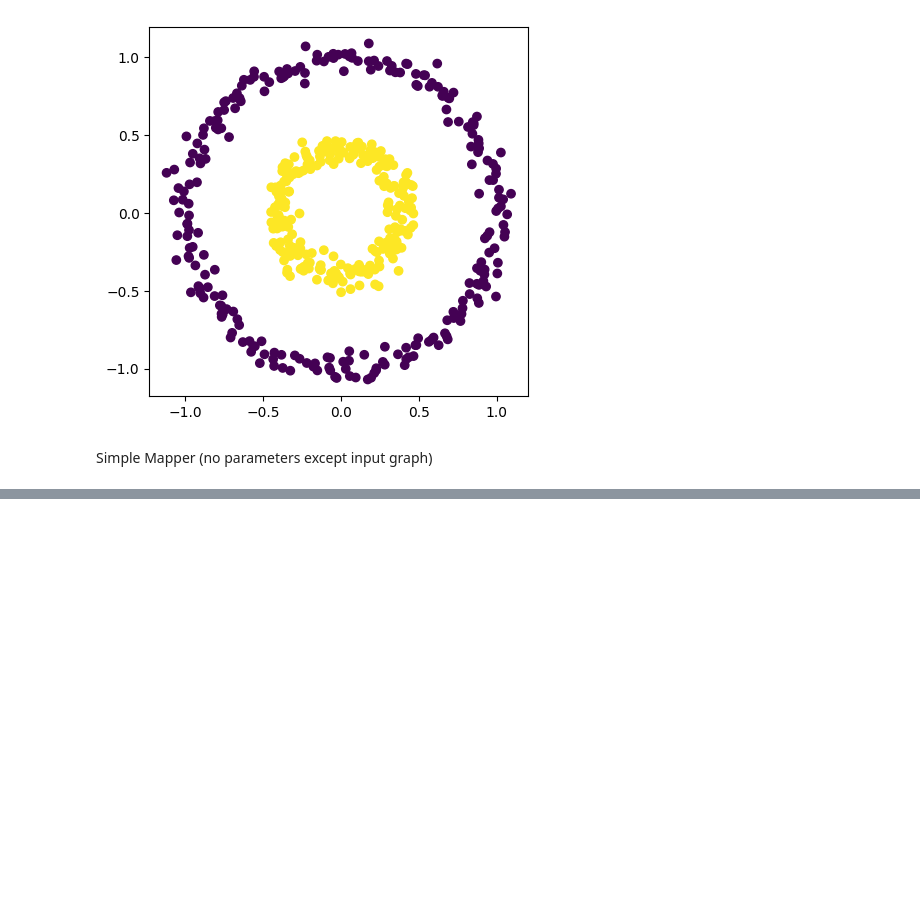
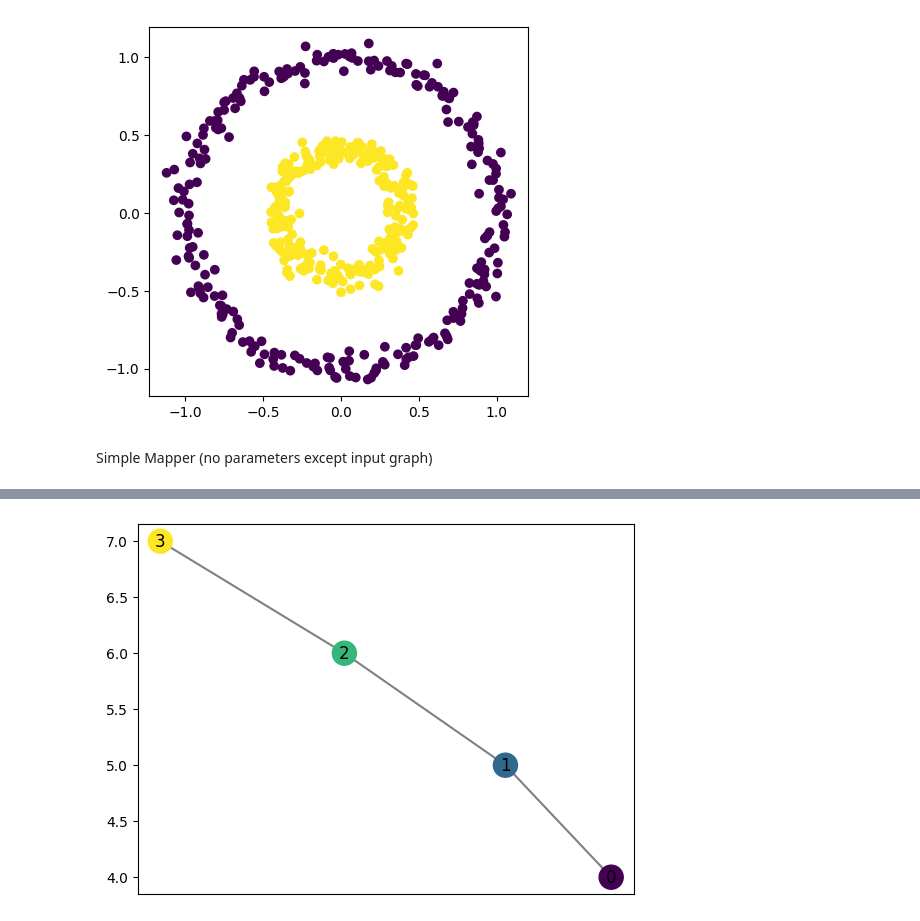
Before and after one commit to MunchLab/ceREEBerus, a Jupyter notebook: cereeberus/MapperTest.ipynb, the cells around one changed output, grey strips where cells are left out. Cells and saved outputs as stored; diff of their text form; code cells hidden in the pictures; blank space fills up the shorter version.

```diff
--- a/cereeberus/MapperTest.ipynb
+++ b/cereeberus/MapperTest.ipynb
@@ -40,0 +40,8 @@ graph2.draw()
+# %%
+from cereeberus import MapperGraph
+
+graph3 = MapperGraph()
+graph3 = MapperGraph.runmapper(pointcloud, "y", MapperGraph.cover(-6,6,12,.4), "trivial")
+graph3.draw()
+# %% [output]
+[figure, added]
```
Also changed, not shown: parts of 2 cells of this notebook, 1 other file.
